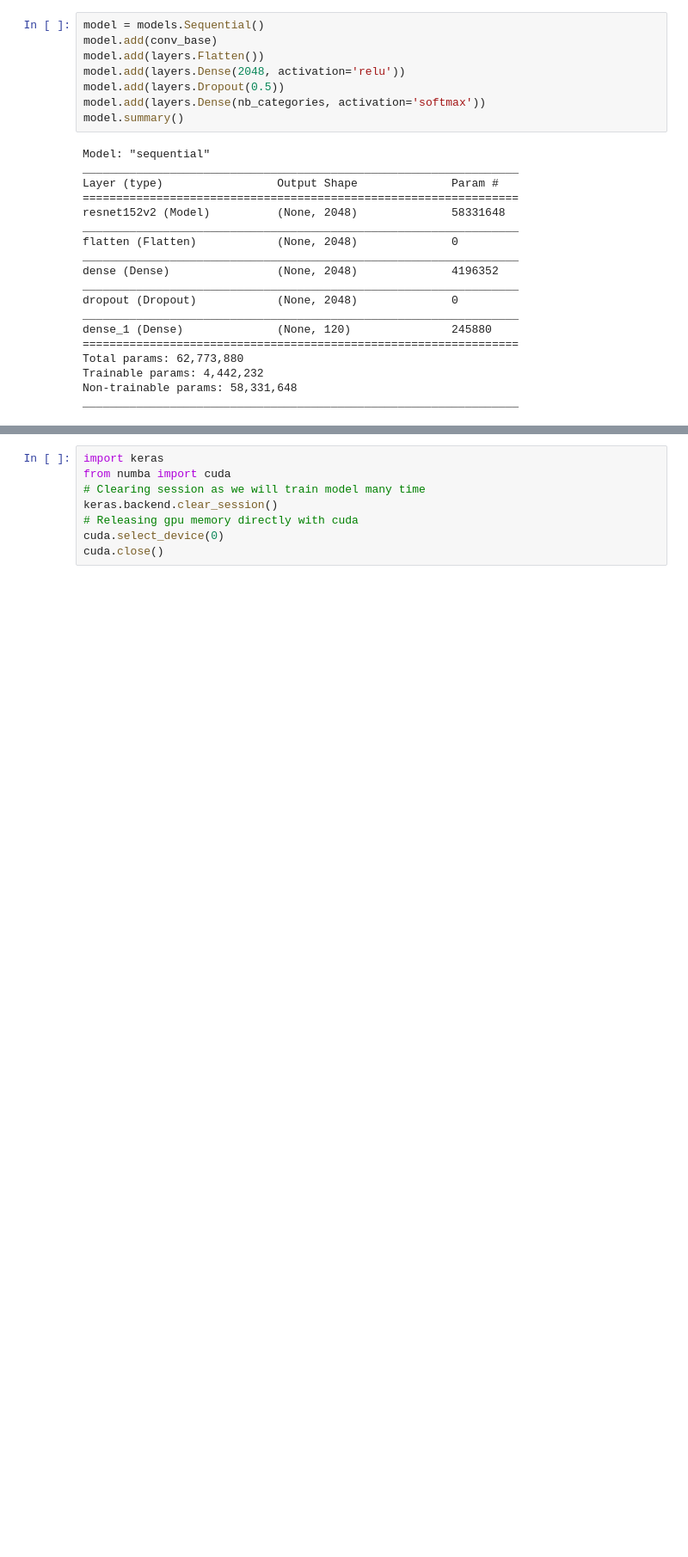
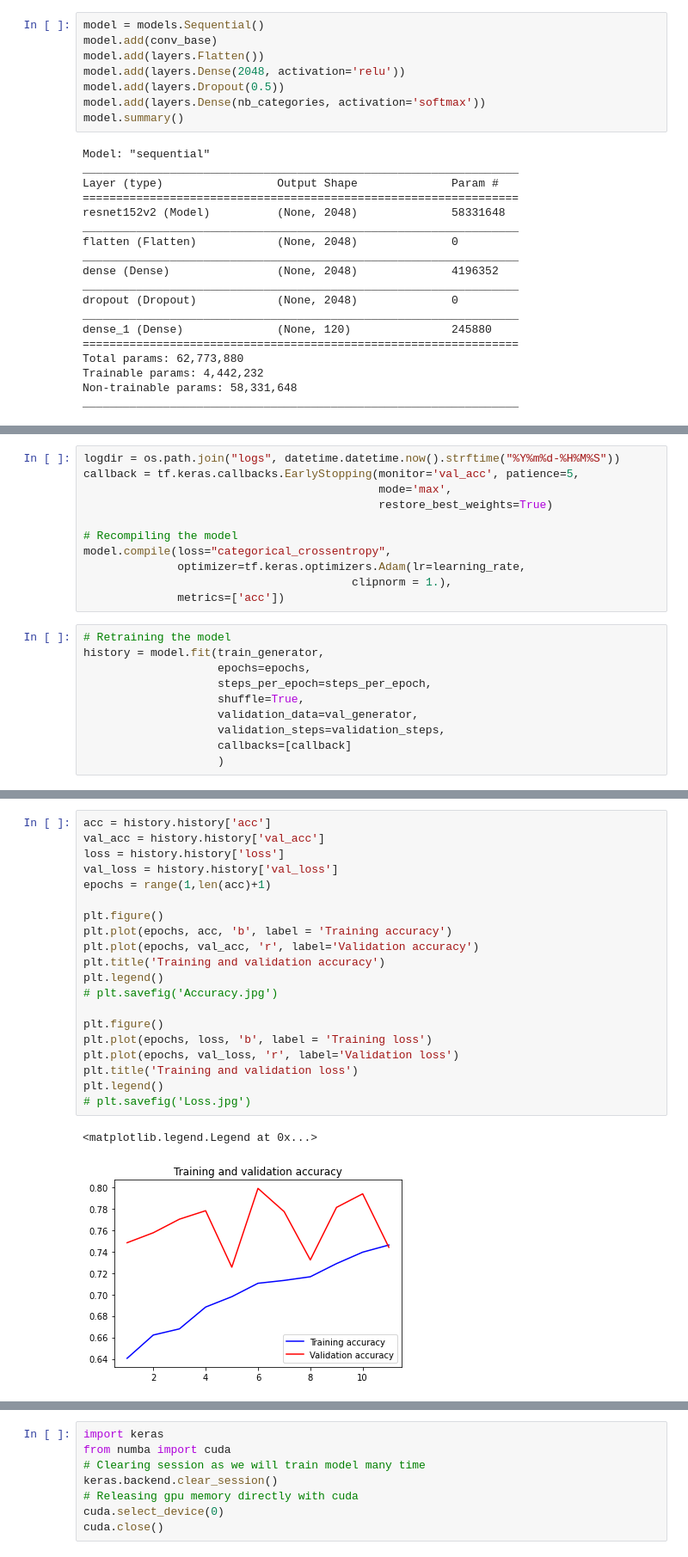
Before and after one commit to Julien-paulet/Ing_ml_P6, a Jupyter notebook: Transfer_Learning.ipynb, the cells around one changed output, grey strips where cells are left out. Shown: that part at 86% size. Cells and saved outputs as stored; diff of their text form; blank space fills up the shorter version.

```diff
--- a/Transfer_Learning.ipynb
+++ b/Transfer_Learning.ipynb
@@ -187,0 +218,21 @@ plt.legend()
+# %%
+logdir = os.path.join("logs", datetime.datetime.now().strftime("%Y%m%d-%H%M%S"))
+callback = tf.keras.callbacks.EarlyStopping(monitor='val_acc', patience=5,
+                                            mode='max',
+                                            restore_best_weights=True)
+
+# Recompiling the model
+model.compile(loss="categorical_crossentropy",
+              optimizer=tf.keras.optimizers.Adam(lr=learning_rate,
+                                        clipnorm = 1.),
+              metrics=['acc'])
+# %%
+# Retraining the model
+history = model.fit(train_generator,
+                    epochs=epochs,
+                    steps_per_epoch=steps_per_epoch,
+                    shuffle=True,
+                    validation_data=val_generator,
+                    validation_steps=validation_steps,
+                    callbacks=[callback]
+                    )
@@ -187,0 +257,23 @@ plt.legend()
+# %%
+acc = history.history['acc']
+val_acc = history.history['val_acc']
+loss = history.history['loss']
+val_loss = history.history['val_loss']
+epochs = range(1,len(acc)+1)
+
+plt.figure()
+plt.plot(epochs, acc, 'b', label = 'Training accuracy')
+plt.plot(epochs, val_acc, 'r', label='Validation accuracy')
+plt.title('Training and validation accuracy')
+plt.legend()
+# plt.savefig('Accuracy.jpg')
+
+plt.figure()
+plt.plot(epochs, loss, 'b', label = 'Training loss')
+plt.plot(epochs, val_loss, 'r', label='Validation loss')
+plt.title('Training and validation loss')
+plt.legend()
+# plt.savefig('Loss.jpg')
+# %% [output]
+<matplotlib.legend.Legend at 0x...>
+[figure, added]
```
Also changed, not shown: parts of 16 cells of this notebook, 3 other files.
